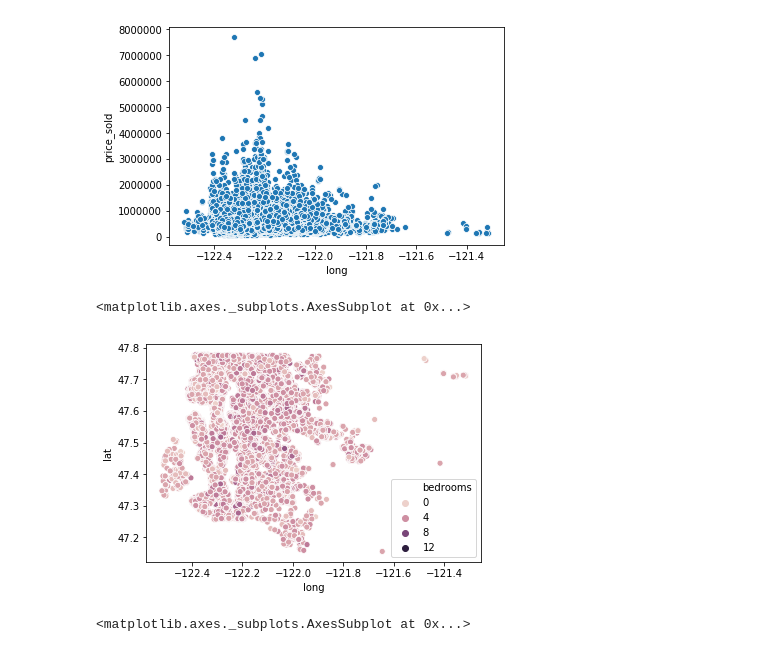
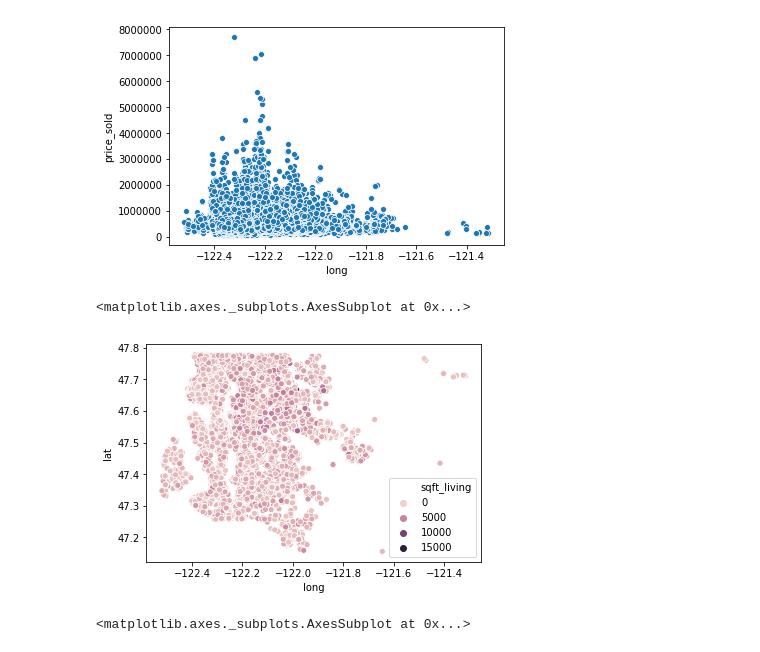
Before and after one commit to Greg-S-12/Mod1_Project, a Jupyter notebook: Gregthing.ipynb, the cells around one changed output. Saved outputs shown, nothing was run; the diff lists cells and outputs as text; code cells hidden in the pictures.

```diff
--- a/Gregthing.ipynb
+++ b/Gregthing.ipynb
@@ -139,10 +139,10 @@ sns.scatterplot(x="long",y="price_sold",data=df)
 [figure]
 # %%
 #Even distribution of bedrooms
-sns.scatterplot(x="long",y="lat",data=df,hue="bedrooms")
+sns.scatterplot(x="long",y="lat",data=df,hue="sqft_living")
 # %% [output]
 <matplotlib.axes._subplots.AxesSubplot at 0x...>
-[figure, old version]
+[figure, new version]
 # %%
 # Lot size does not correlate with most expensive neighbourhood
 sns.scatterplot(x="long",y="lat",data=df,hue="sqft_lot")
```
Also changed, not shown: parts of 5 cells of this notebook.
